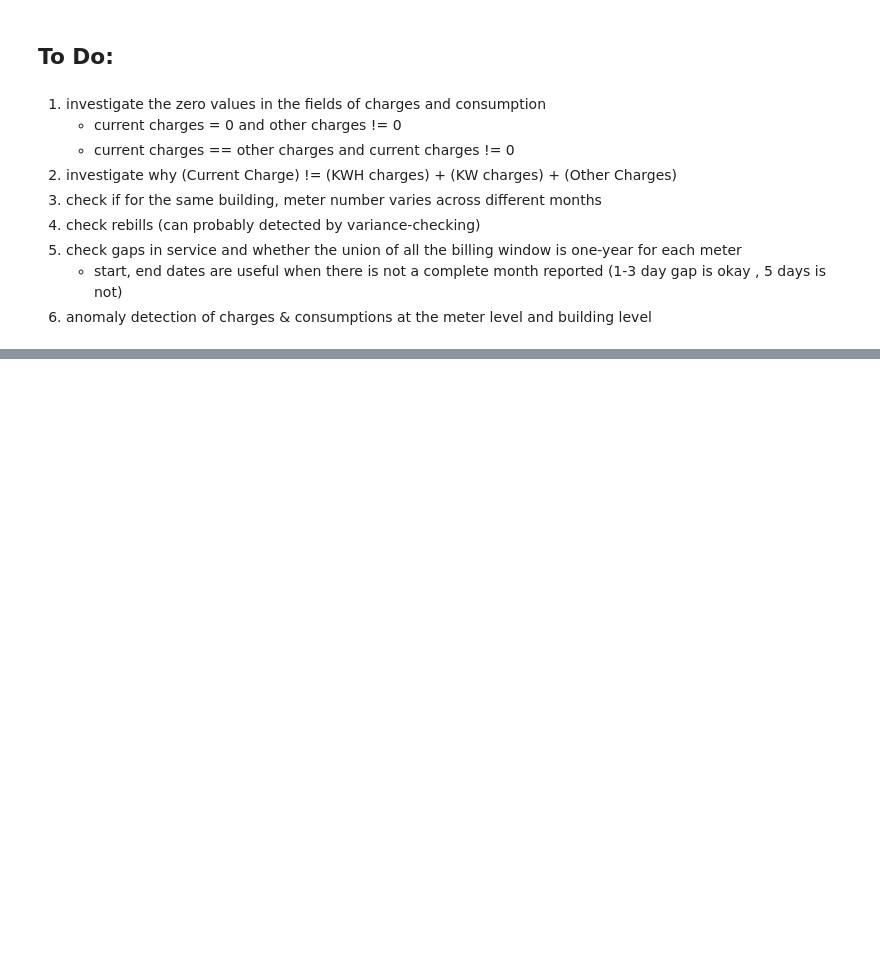
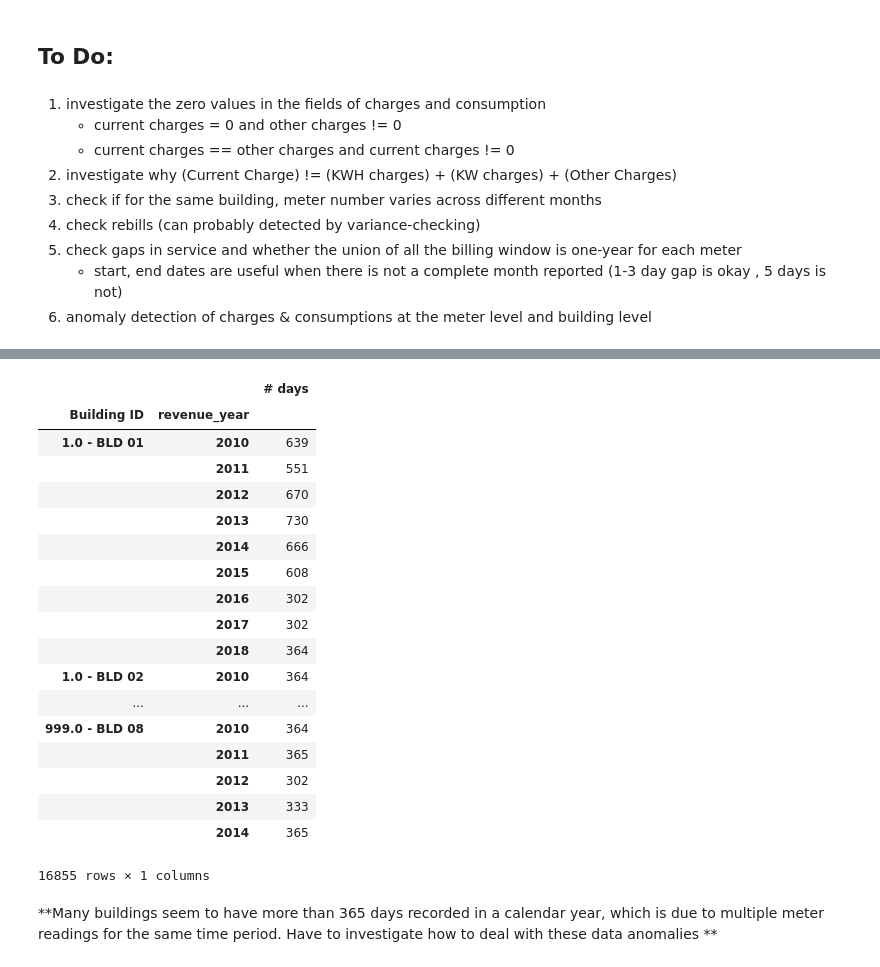
Before and after one commit to jasonfeiwang/Anomaly-Detectors, a Jupyter notebook: src/EDA-NYCHA-Electricity.ipynb, the cells around one changed output, grey strips where cells are left out. Cells and saved outputs as stored; diff of their text form; code cells hidden in the pictures; blank space fills up the shorter version.

```diff
--- a/src/EDA-NYCHA-Electricity.ipynb
+++ b/src/EDA-NYCHA-Electricity.ipynb
@@ -446,0 +570,32 @@ df[((df['KW Charges'] == 0) ^ (df['Consumption (KW)'] == 0))]\
+# %%
+# create a new column for revenue year
+clean_df['Revenue Month'] = pd.to_datetime(clean_df['Revenue Month'])
+clean_df['Service Start Date'] = pd.to_datetime(clean_df['Service Start Date'])
+clean_df['Service End Date'] = pd.to_datetime(clean_df['Service End Date'])
+clean_df['revenue_year'] = clean_df['Revenue Month'].dt.year
+# %%
+# group by building id, and revenue year, and find sum of # days in each year
+
+clean_df.groupby(['Building ID','revenue_year']).agg({'# days': sum})
+# %% [output]
+|  |  | # days |
+| Building ID | revenue_year |  |
+| 1.0 - BLD 01 | 2010 | 639 |
+|  | 2011 | 551 |
+|  | 2012 | 670 |
+|  | 2013 | 730 |
+|  | 2014 | 666 |
+|  | 2015 | 608 |
+|  | 2016 | 302 |
+|  | 2017 | 302 |
+|  | 2018 | 364 |
+| 1.0 - BLD 02 | 2010 | 364 |
+| ... | ... | ... |
+| 999.0 - BLD 08 | 2010 | 364 |
+|  | 2011 | 365 |
+|  | 2012 | 302 |
+|  | 2013 | 333 |
+|  | 2014 | 365 |
+16855 rows × 1 columns
+# %% [markdown]
+**Many buildings seem to have more than 365 days recorded in a calendar year, which is due to multiple meter readings for the same time period. Have to investigate how to deal with these data anomalies **
```
Also changed, not shown: parts of 15 cells of this notebook.
